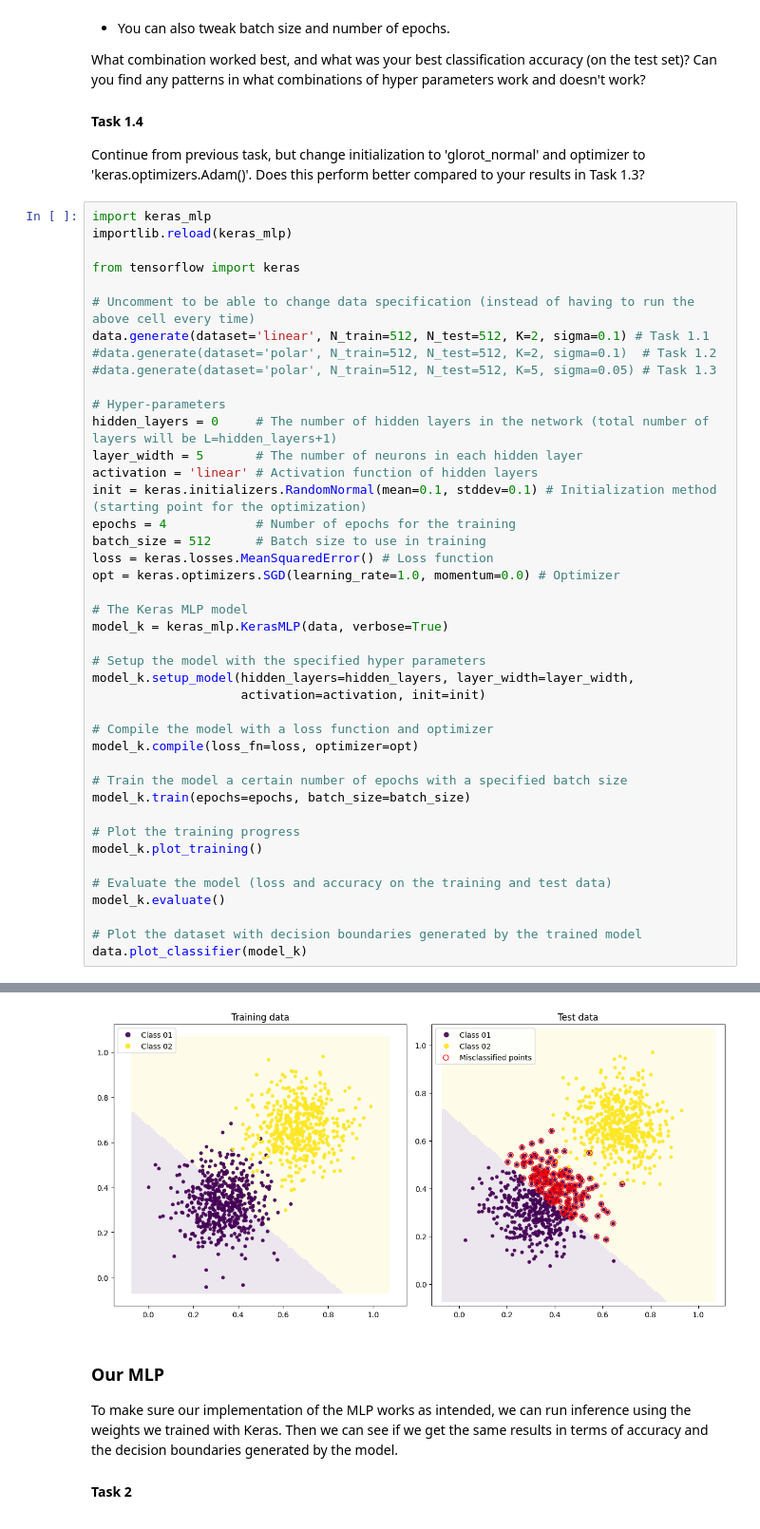
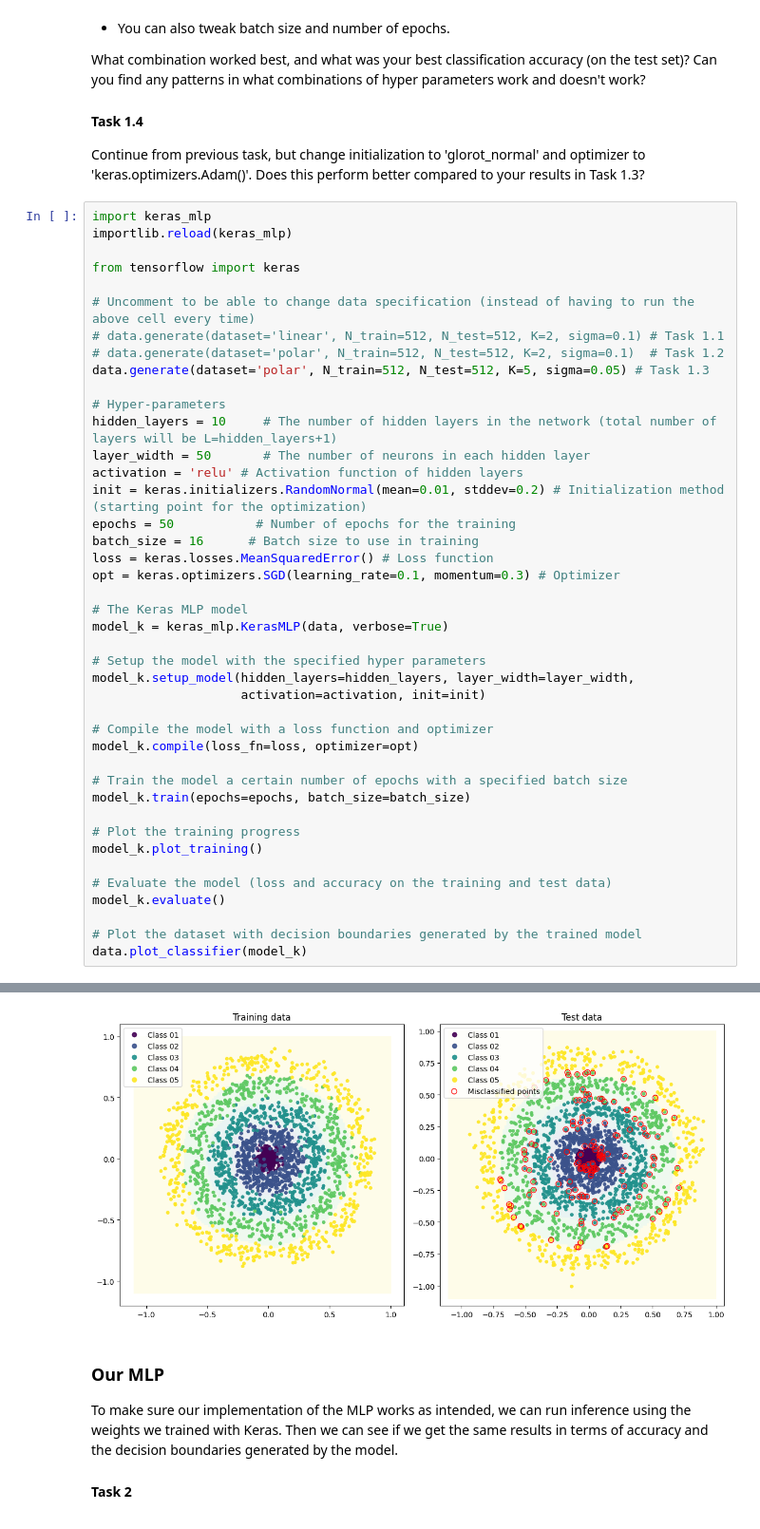
Before and after one commit to Djurson/TNM112, a Jupyter notebook: Lab1/lab01.ipynb, the cells around one changed output, grey strips where cells are left out. Shown at 95% size. Cells and saved outputs as stored; diff of their text form.

Commit message:
Task 1.1 - Task 1.3 complete

```diff
--- a/Lab1/lab01.ipynb
+++ b/Lab1/lab01.ipynb
@@ -65,19 +65,19 @@ importlib.reload(keras_mlp)
 from tensorflow import keras
 
 # Uncomment to be able to change data specification (instead of having to run the above cell every time)
-data.generate(dataset='linear', N_train=512, N_test=512, K=2, sigma=0.1) # Task 1.1
-#data.generate(dataset='polar', N_train=512, N_test=512, K=2, sigma=0.1)  # Task 1.2
-#data.generate(dataset='polar', N_train=512, N_test=512, K=5, sigma=0.05) # Task 1.3
+# data.generate(dataset='linear', N_train=512, N_test=512, K=2, sigma=0.1) # Task 1.1
+# data.generate(dataset='polar', N_train=512, N_test=512, K=2, sigma=0.1)  # Task 1.2
+data.generate(dataset='polar', N_train=512, N_test=512, K=5, sigma=0.05) # Task 1.3
 
 # Hyper-parameters
-hidden_layers = 0     # The number of hidden layers in the network (total number of layers will be L=hidden_layers+1)
-layer_width = 5       # The number of neurons in each hidden layer
-activation = 'linear' # Activation function of hidden layers
-init = keras.initializers.RandomNormal(mean=0.1, stddev=0.1) # Initialization method (starting point for the optimization)
-epochs = 4            # Number of epochs for the training
-batch_size = 512      # Batch size to use in training
+hidden_layers = 10     # The number of hidden layers in the network (total number of layers will be L=hidden_layers+1)
+layer_width = 50       # The number of neurons in each hidden layer
+activation = 'relu' # Activation function of hidden layers
+init = keras.initializers.RandomNormal(mean=0.01, stddev=0.2) # Initialization method (starting point for the optimization)
+epochs = 50           # Number of epochs for the training
+batch_size = 16      # Batch size to use in training
 loss = keras.losses.MeanSquaredError() # Loss function
-opt = keras.optimizers.SGD(learning_rate=1.0, momentum=0.0) # Optimizer
+opt = keras.optimizers.SGD(learning_rate=0.1, momentum=0.3) # Optimizer
 
 # The Keras MLP model
 model_k = keras_mlp.KerasMLP(data, verbose=True)
@@ -138,6 +159,6 @@ Model performance:
 Ignoring fixed x limits to fulfill fixed data aspect with adjustable data limits.
 Ignoring fixed y limits to fulfill fixed data aspect with adjustable data limits.
-[figure, old version]
+[figure, new version]
 # %% [markdown]
 ### Our MLP
 To make sure our implementation of the MLP works as intended, we can run inference using the weights we trained with Keras. Then we can see if we get the same results in terms of accuracy and the decision boundaries generated by the model.
```
Also changed, not shown: parts of 2 cells of this notebook, 15 other files.
